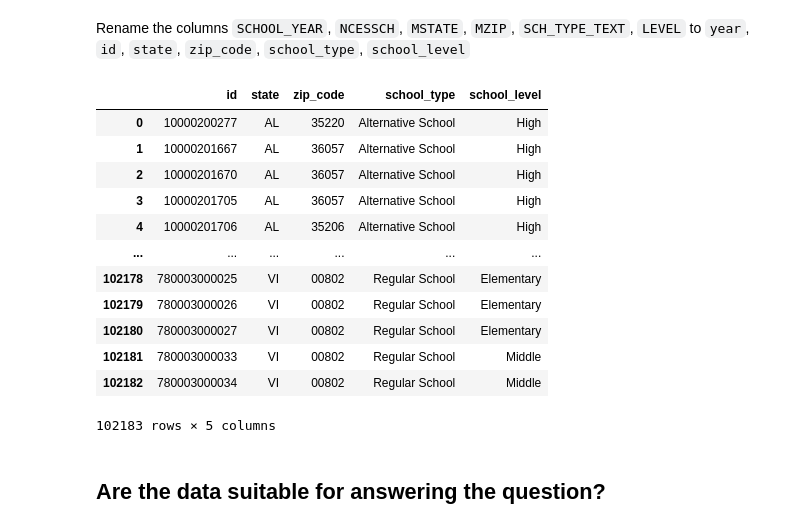
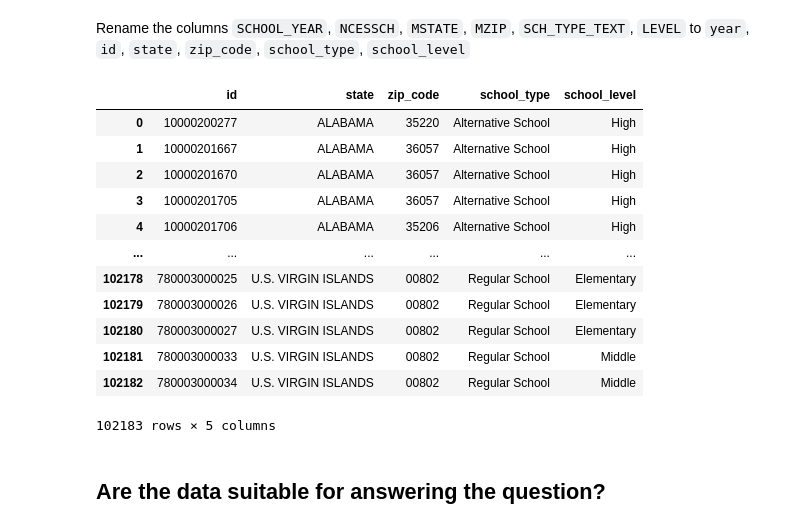
Before and after one commit to David-S-2002/Education-Project, a Jupyter notebook: David_Stanko_data_preparation_education.ipynb, the cells around one changed output. Saved outputs shown, nothing was run; the diff lists cells and outputs as text; code cells hidden in the pictures.

```diff
--- a/David_Stanko_data_preparation_education.ipynb
+++ b/David_Stanko_data_preparation_education.ipynb
@@ -233,6 +233,6 @@ array(['2016-2017', 'hswebb\\index.htm', 'ces\\index.html'], dtype=object)
 # %% [markdown]
 Since there is only one year (2016-2017), we can drop the SCHOOL_YEAR column. Regarding the two URLs (hswebb\\index.htm and ces\\index.html), when I looked further into the dataset, those two values were gone after joining the DataFrames.
 # %%
-school_info = school_info[["NCESSCH", "MSTATE", "MZIP", "SCH_TYPE_TEXT", "LEVEL"]]
+school_info = school_info[["NCESSCH", "STATENAME", "MZIP", "SCH_TYPE_TEXT", "LEVEL"]]
 school_info
 # %% [output]
@@ -279,21 +279,21 @@ edgap
 # %% [markdown]
 Rename the columns `SCHOOL_YEAR`, `NCESSCH`, `MSTATE`, `MZIP`, `SCH_TYPE_TEXT`, `LEVEL` to `year`, `id`, `state`, `zip_code`, `school_type`, `school_level`
 # %%
-school_info = school_info.rename(columns={"NCESSCH":"id", "MSTATE":"state", "MZIP":"zip_code", "SCH_TYPE_TEXT":"school_type", "LEVEL":"school_level"})
+school_info = school_info.rename(columns={"NCESSCH":"id", "STATENAME":"state", "MZIP":"zip_code", "SCH_TYPE_TEXT":"school_type", "LEVEL":"school_level"})
 school_info
 # %% [output]
 |  | id | state | zip_code | school_type | school_level |
-| 0 | 10000200277 | AL | 35220 | Alternative School | High |
-| 1 | 10000201667 | AL | 36057 | Alternative School | High |
-| 2 | 10000201670 | AL | 36057 | Alternative School | High |
-| 3 | 10000201705 | AL | 36057 | Alternative School | High |
-| 4 | 10000201706 | AL | 35206 | Alternative School | High |
+| 0 | 10000200277 | ALABAMA | 35220 | Alternative School | High |
+| 1 | 10000201667 | ALABAMA | 36057 | Alternative School | High |
+| 2 | 10000201670 | ALABAMA | 36057 | Alternative School | High |
+| 3 | 10000201705 | ALABAMA | 36057 | Alternative School | High |
+| 4 | 10000201706 | ALABAMA | 35206 | Alternative School | High |
 | ... | ... | ... | ... | ... | ... |
-| 102178 | 780003000025 | VI | 00802 | Regular School | Elementary |
-| 102179 | 780003000026 | VI | 00802 | Regular School | Elementary |
-| 102180 | 780003000027 | VI | 00802 | Regular School | Elementary |
-| 102181 | 780003000033 | VI | 00802 | Regular School | Middle |
-| 102182 | 780003000034 | VI | 00802 | Regular School | Middle |
+| 102178 | 780003000025 | U.S. VIRGIN ISLANDS | 00802 | Regular School | Elementary |
+| 102179 | 780003000026 | U.S. VIRGIN ISLANDS | 00802 | Regular School | Elementary |
+| 102180 | 780003000027 | U.S. VIRGIN ISLANDS | 00802 | Regular School | Elementary |
+| 102181 | 780003000033 | U.S. VIRGIN ISLANDS | 00802 | Regular School | Middle |
+| 102182 | 780003000034 | U.S. VIRGIN ISLANDS | 00802 | Regular School | Middle |
 102183 rows × 5 columns
 # %% [markdown]
 ## Are the data suitable for answering the question?
```
Also changed, not shown: parts of 7 cells of this notebook.
